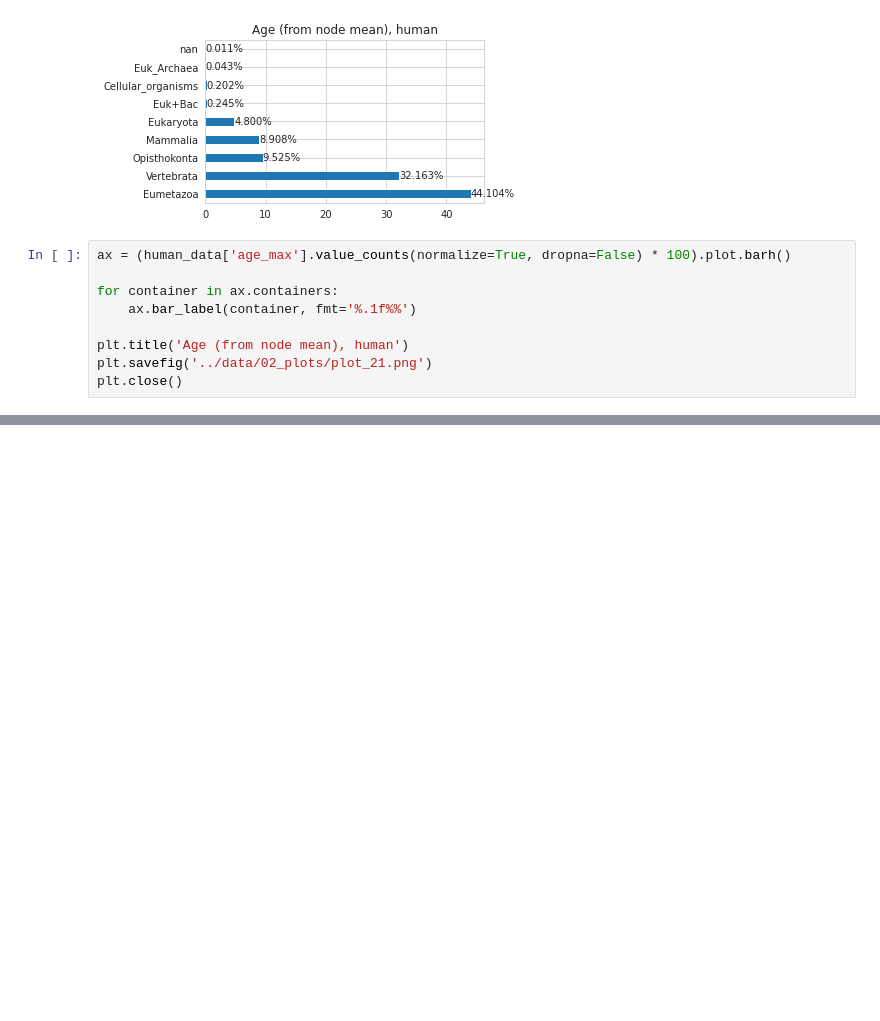
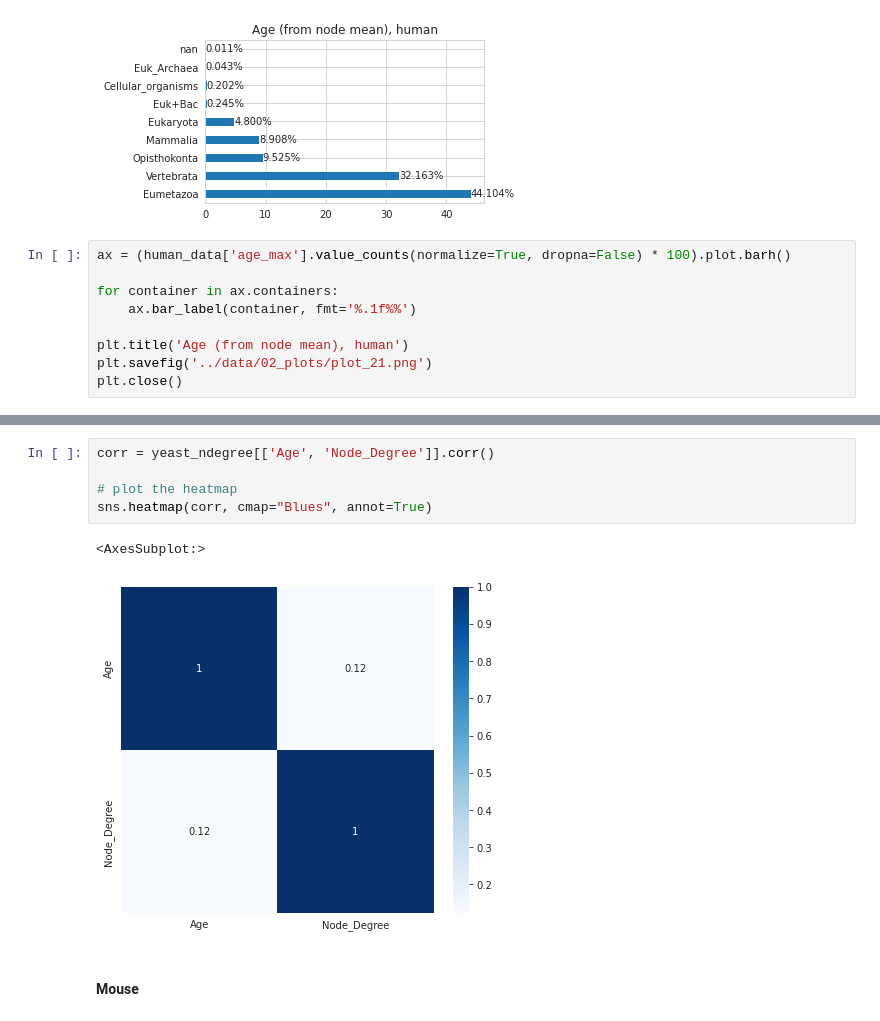
Before and after one commit to Freddsle/age_patterns, a Jupyter notebook: code/02_age_gene_classes.ipynb, the cells around one changed output, grey strips where cells are left out. Saved outputs shown, nothing was run; the diff lists cells and outputs as text; blank space fills up the shorter version.

```diff
--- a/code/02_age_gene_classes.ipynb
+++ b/code/02_age_gene_classes.ipynb
@@ -1715,0 +1765,10 @@ plt.close()
+# %%
+corr = yeast_ndegree[['Age', 'Node_Degree']].corr()
+
+# plot the heatmap
+sns.heatmap(corr, cmap="Blues", annot=True)
+# %% [output]
+<AxesSubplot:>
+[figure, added]
+# %% [markdown]
+#### Mouse
```
Also changed, not shown: parts of 73 cells of this notebook, 1 other file.
